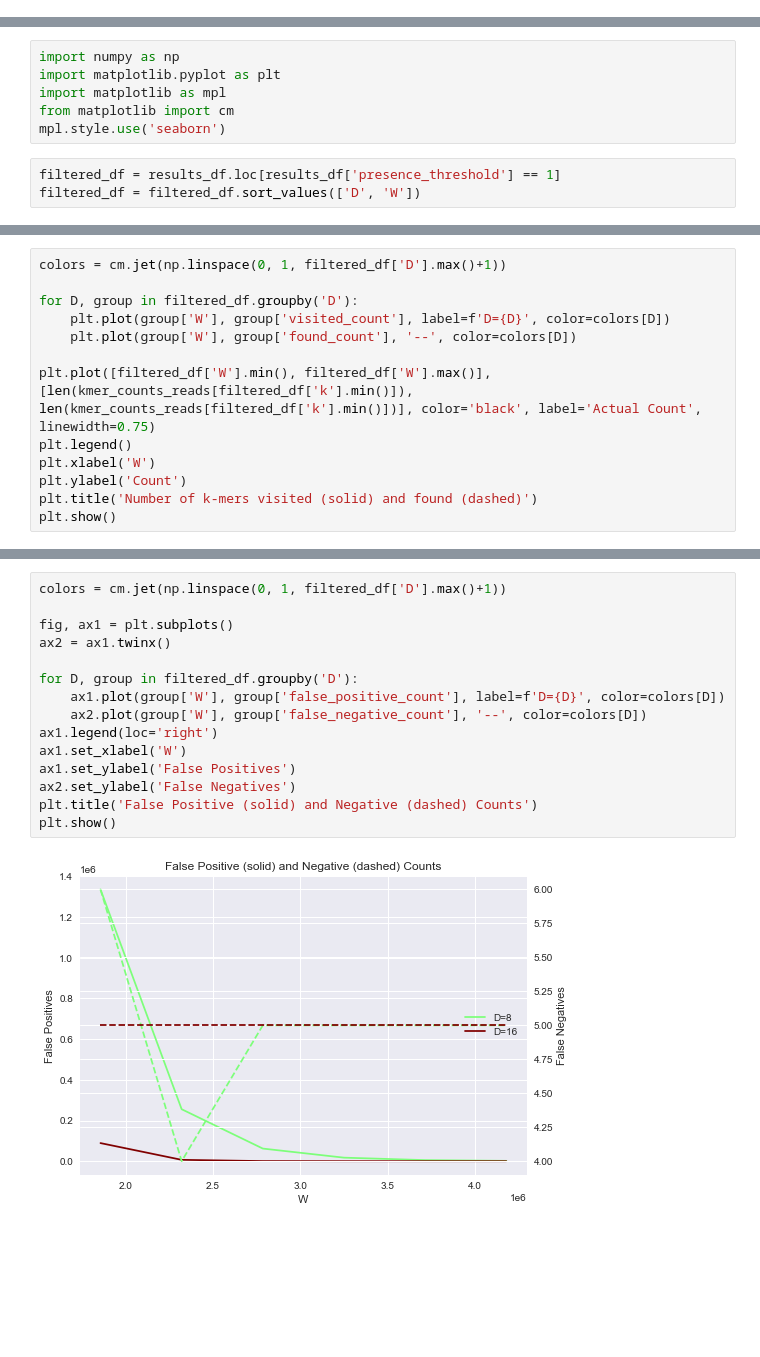
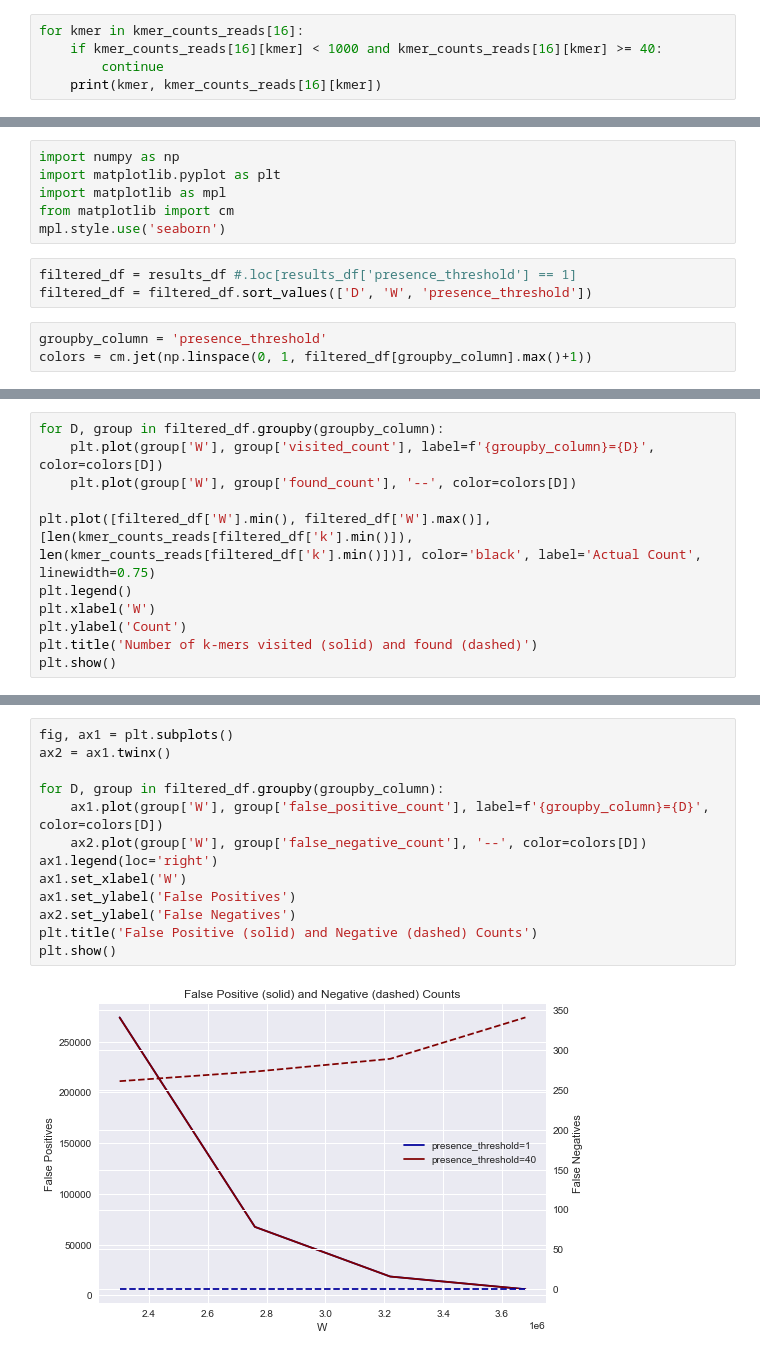
Before and after one commit to AugustoQueiroz/TCC-asq, a Jupyter notebook: results/analysis.ipynb, the cells around one changed output, grey strips where cells are left out. Cells and saved outputs as stored; diff of their text form; blank space fills up the shorter version.

```diff
--- a/results/analysis.ipynb
+++ b/results/analysis.ipynb
@@ -2,0 +21,5 @@ experiment = 'exp1'
+# %%
+for kmer in kmer_counts_reads[16]:
+    if kmer_counts_reads[16][kmer] < 1000 and kmer_counts_reads[16][kmer] >= 40:
+        continue
+    print(kmer, kmer_counts_reads[16][kmer])
@@ -192,5 +227,8 @@ import matplotlib as mpl
 from matplotlib import cm
 mpl.style.use('seaborn')
 # %%
-filtered_df = results_df.loc[results_df['presence_threshold'] == 1]
-filtered_df = filtered_df.sort_values(['D', 'W'])
+filtered_df = results_df #.loc[results_df['presence_threshold'] == 1]
+filtered_df = filtered_df.sort_values(['D', 'W', 'presence_threshold'])
+# %%
+groupby_column = 'presence_threshold'
+colors = cm.jet(np.linspace(0, 1, filtered_df[groupby_column].max()+1))
@@ -197,8 +237,6 @@ filtered_df = filtered_df.sort_values(['D', 'W'])
 # %%
-colors = cm.jet(np.linspace(0, 1, filtered_df['D'].max()+1))
-
-for D, group in filtered_df.groupby('D'):
-    plt.plot(group['W'], group['visited_count'], label=f'D={D}', color=colors[D])
+for D, group in filtered_df.groupby(groupby_column):
+    plt.plot(group['W'], group['visited_count'], label=f'{groupby_column}={D}', color=colors[D])
     plt.plot(group['W'], group['found_count'], '--', color=colors[D])
 
 plt.plot([filtered_df['W'].min(), filtered_df['W'].max()], [len(kmer_counts_reads[filtered_df['k'].min()]), len(kmer_counts_reads[filtered_df['k'].min()])], color='black', label='Actual Count', linewidth=0.75)
@@ -212,17 +252,15 @@ plt.show()
 # %%
-colors = cm.jet(np.linspace(0, 1, filtered_df['D'].max()+1))
-
 fig, ax1 = plt.subplots()
 ax2 = ax1.twinx()
 
-for D, group in filtered_df.groupby('D'):
-    ax1.plot(group['W'], group['false_positive_count'], label=f'D={D}', color=colors[D])
+for D, group in filtered_df.groupby(groupby_column):
+    ax1.plot(group['W'], group['false_positive_count'], label=f'{groupby_column}={D}', color=colors[D])
     ax2.plot(group['W'], group['false_negative_count'], '--', color=colors[D])
 ax1.legend(loc='right')
 ax1.set_xlabel('W')
 ax1.set_ylabel('False Positives')
 ax2.set_ylabel('False Negatives')
 plt.title('False Positive (solid) and Negative (dashed) Counts')
 plt.show()
 # %% [output]
-[figure, old version]
+[figure, new version]
```
Also changed, not shown: parts of 22 cells of this notebook.
